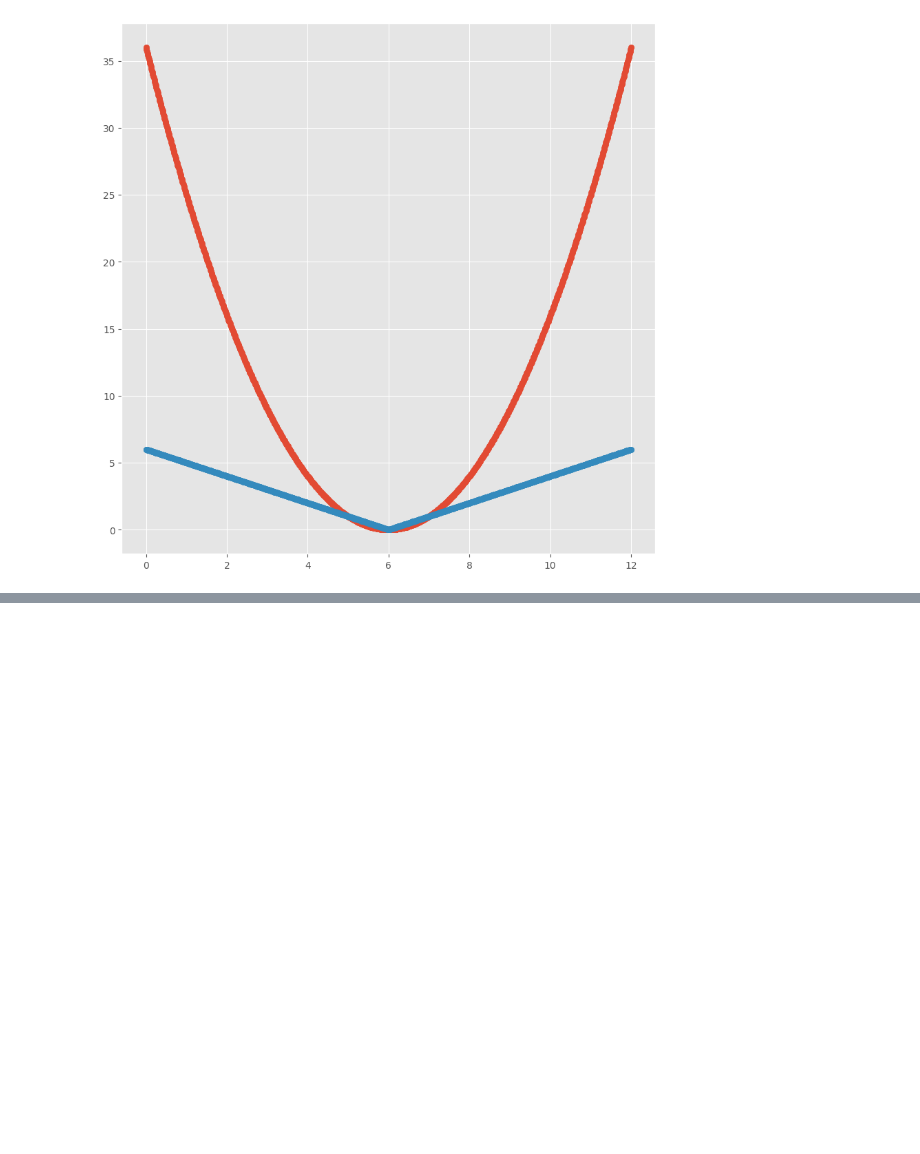
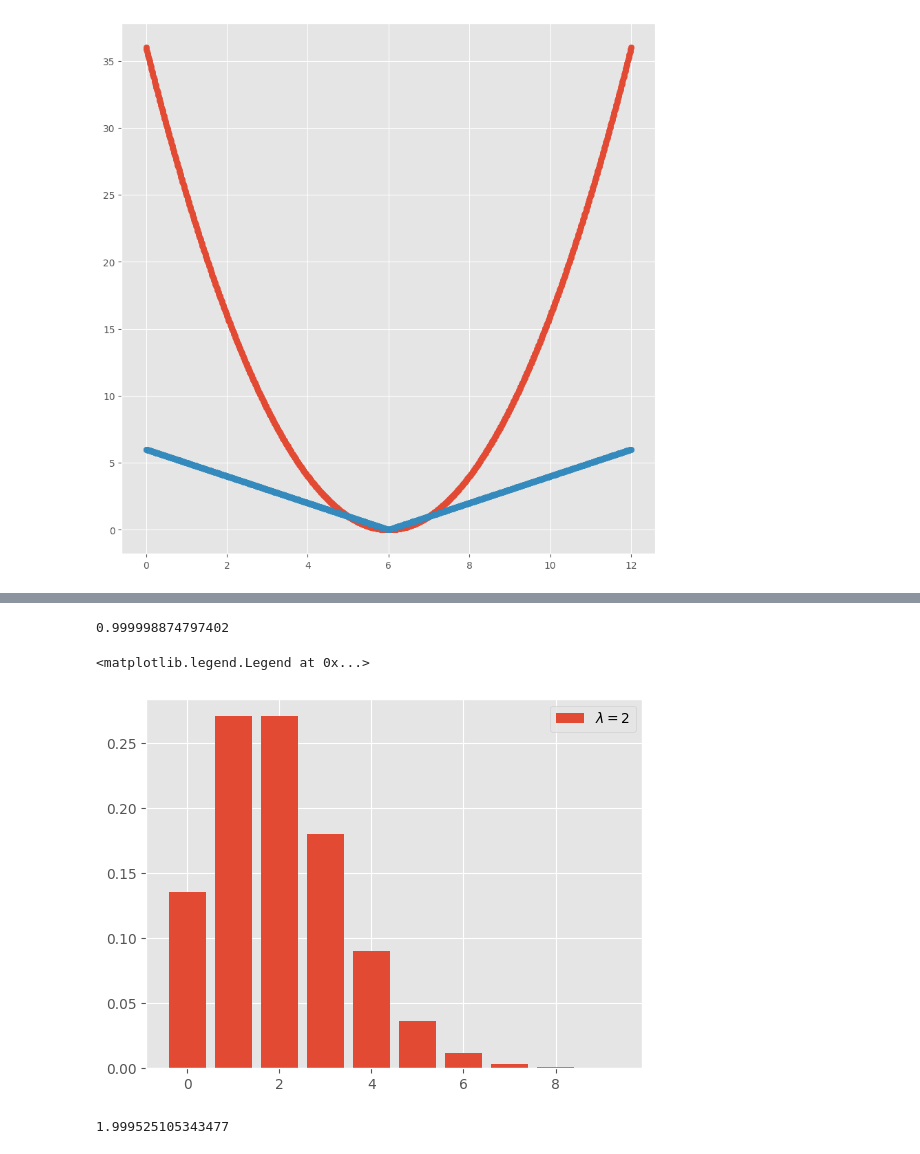
Before and after one commit to dikshithakalva/IIIT-H, a Jupyter notebook: Probability_and_Statistics.ipynb, the cells around one changed output, grey strips where cells are left out. Cells and saved outputs as stored; diff of their text form; code cells hidden in the pictures; blank space fills up the shorter version.

```diff
--- a/Probability_and_Statistics.ipynb
+++ b/Probability_and_Statistics.ipynb
@@ -97,0 +210,18 @@ plt.show()
+# %%
+# the average can be calculated by multiplying the inputs with the values of the PMF
+x @ f1
+# see that this is equal to lambda
+# %% [output]
+0.999998874797402
+# %%
+# for lambda=2, having 2 events is a lot more likely
+
+plt.bar(x, f2, label="$\lambda=2$")
+plt.legend()
+# %% [output]
+<matplotlib.legend.Legend at 0x...>
+[figure, added]
+# %%
+x @ f2
+# %% [output]
+1.999525105343477
```
Also changed, not shown: parts of 26 cells of this notebook.
